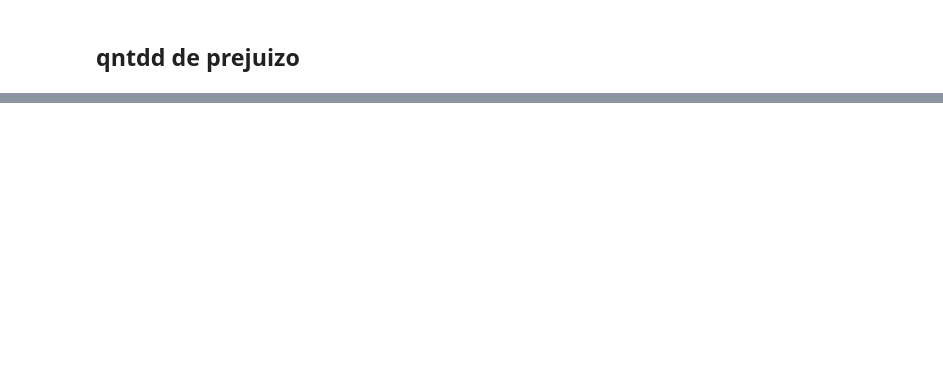
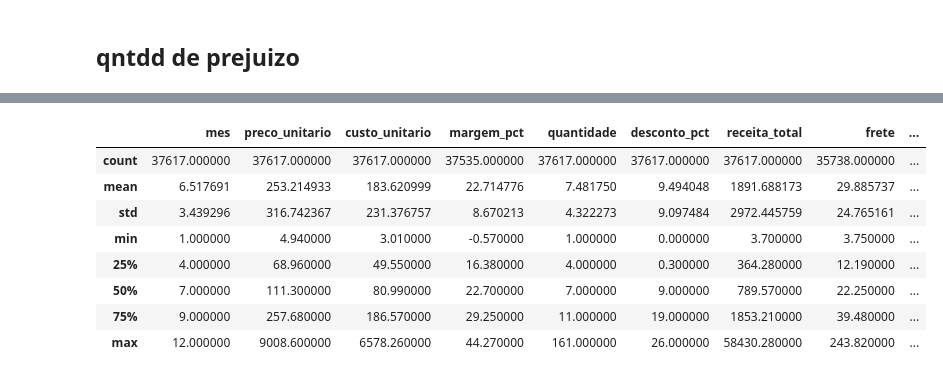
Before and after one commit to UFRJ-Analytica/ufrj-analytica-training, a Jupyter notebook: entregaveis/notebooks/rhenan_goncalves.ipynb, the cells around one changed output, grey strips where cells are left out. Saved outputs shown, nothing was run; the diff lists cells and outputs as text; code cells hidden in the pictures; blank space fills up the shorter version.

```diff
--- a/entregaveis/notebooks/rhenan_goncalves.ipynb
+++ b/entregaveis/notebooks/rhenan_goncalves.ipynb
@@ -180,0 +217,12 @@ A empresa tá indo bem, tem poucas vendas no prejuizo e no geral ela ta lucrando
+# %%
+df.describe()
+# %% [output]
+|  | mes | preco_unitario | custo_unitario | margem_pct | quantidade | desconto_pct | receita_total | frete | ... |
+| count | 37617.000000 | 37617.000000 | 37617.000000 | 37535.000000 | 37617.000000 | 37617.000000 | 37617.000000 | 35738.000000 | ... |
+| mean | 6.517691 | 253.214933 | 183.620999 | 22.714776 | 7.481750 | 9.494048 | 1891.688173 | 29.885737 | ... |
+| std | 3.439296 | 316.742367 | 231.376757 | 8.670213 | 4.322273 | 9.097484 | 2972.445759 | 24.765161 | ... |
+| min | 1.000000 | 4.940000 | 3.010000 | -0.570000 | 1.000000 | 0.000000 | 3.700000 | 3.750000 | ... |
+| 25% | 4.000000 | 68.960000 | 49.550000 | 16.380000 | 4.000000 | 0.300000 | 364.280000 | 12.190000 | ... |
+| 50% | 7.000000 | 111.300000 | 80.990000 | 22.700000 | 7.000000 | 9.000000 | 789.570000 | 22.250000 | ... |
+| 75% | 9.000000 | 257.680000 | 186.570000 | 29.250000 | 11.000000 | 19.000000 | 1853.210000 | 39.480000 | ... |
+| max | 12.000000 | 9008.600000 | 6578.260000 | 44.270000 | 161.000000 | 26.000000 | 58430.280000 | 243.820000 | ... |
```
Also changed, not shown: parts of 36 cells of this notebook.
